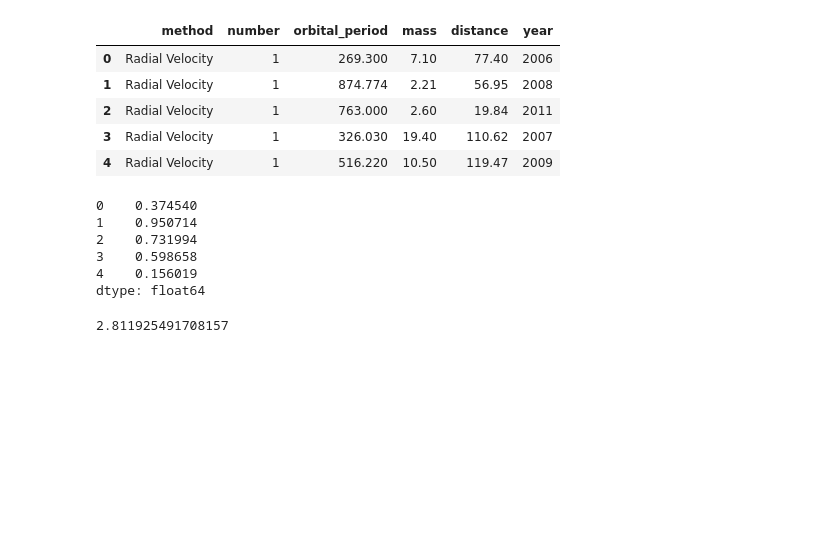
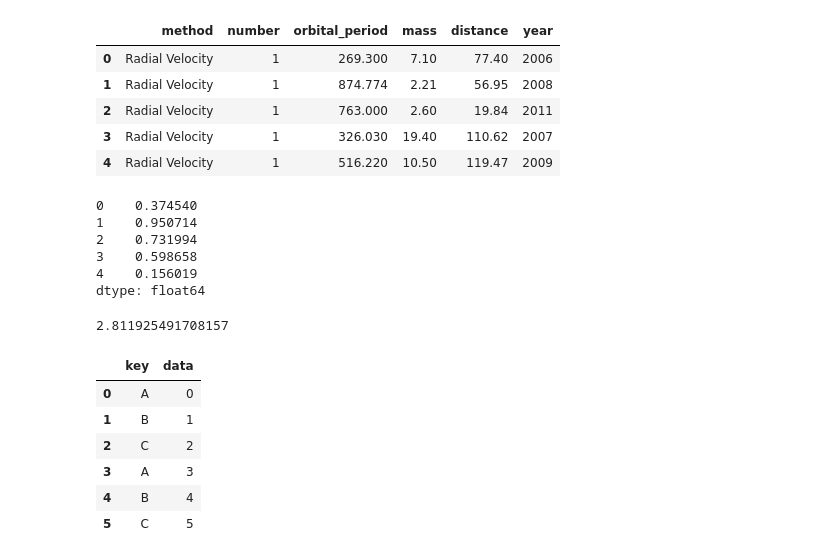
Before and after one commit to Luckygsm/internship, a Jupyter notebook: json.ipynb, the cells around one changed output. Cells and saved outputs as stored; diff of their text form; code cells hidden in the pictures; blank space fills up the shorter version.

```diff
--- a/json.ipynb
+++ b/json.ipynb
@@ -141,3 +141,15 @@ dtype: float64
 ser.sum()
 # %% [output]
 2.811925491708157
+# %%
+df = pd.DataFrame({'key': ['A', 'B', 'C', 'A', 'B', 'C'],
+                   'data': range(6)}, columns=['key', 'data'])
+df
+# %% [output]
+|  | key | data |
+| 0 | A | 0 |
+| 1 | B | 1 |
+| 2 | C | 2 |
+| 3 | A | 3 |
+| 4 | B | 4 |
+| 5 | C | 5 |
```
Also changed, not shown: parts of 9 cells of this notebook.
